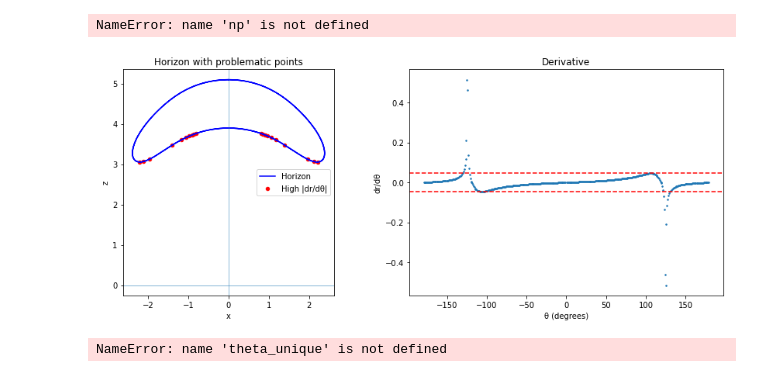
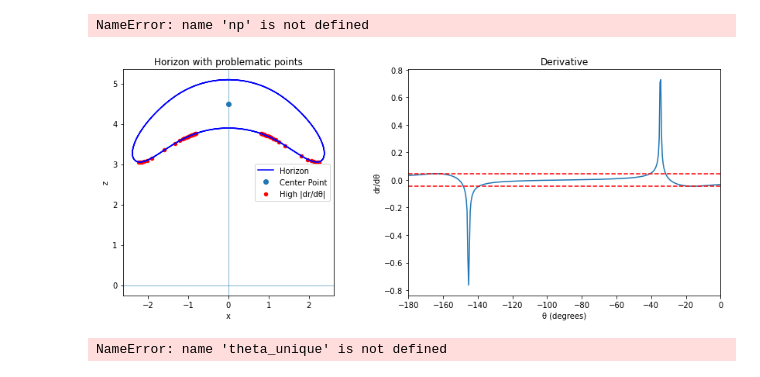
Before and after one commit to Ashix122/BSMS_thesis, a Jupyter notebook: notebooks/plot.ipynb, the cells around one changed output. Cells and saved outputs as stored; diff of their text form; code cells hidden in the pictures.

```diff
--- a/notebooks/plot.ipynb
+++ b/notebooks/plot.ipynb
@@ -317,12 +317,12 @@ dx = x_curve - x_c
 dz = z_curve - z_c
 
 r = np.sqrt(dx**2 + dz**2)
-theta = np.arctan2(dx, dz)
+theta = np.arctan2(dz, dx)
 
 # =========================
 # Bin theta
 # =========================
-bins = np.linspace(-np.pi, np.pi, 400)
+bins = np.linspace(-np.pi,np.pi, 800)
 digitized = np.digitize(theta, bins)
 
 theta_binned = []
@@ -370,38 +370,40 @@ bad = np.abs(dr_dtheta) > threshold
 # Plot
 # =========================
 plt.figure(figsize=(12,5))
 
 # --- Horizon plot ---
 plt.subplot(1,2,1)
 plt.plot(x_curve, z_curve, 'b', label="Horizon")
 
 # highlight problematic points
 plt.scatter(x_binned[bad], z_binned[bad],
             color='red', s=20, label="High |dr/dθ|")
 
 plt.axhline(0, linewidth=0.5)
 plt.axvline(0, linewidth=0.5)
 
 plt.gca().set_aspect('equal')
 plt.xlabel("x")
 plt.ylabel("z")
 plt.title("Horizon with problematic points")
+plt.plot(0, 4.5, 'o',label="Center Point")
+
 plt.legend()
-
+  # 'o' creates a dot
 # --- Derivative plot ---
 plt.subplot(1,2,2)
-plt.plot(theta_deg, dr_dtheta, '.', markersize=3)
+plt.plot(theta_deg, dr_dtheta)
 plt.axhline(threshold, color='r', linestyle='--')
 plt.axhline(-threshold, color='r', linestyle='--')
-
+plt.xlim(-180,0)
 plt.xlabel("θ (degrees)")
 plt.ylabel("dr/dθ")
 plt.title("Derivative")
-
+plt.savefig("problematic.pdf")
 plt.tight_layout()
 plt.show()
 # %% [output]
-[figure, old version]
+[figure, new version]
 # %%
 # =========================
 # Convert to degrees
```
Also changed, not shown: 14 other files.
